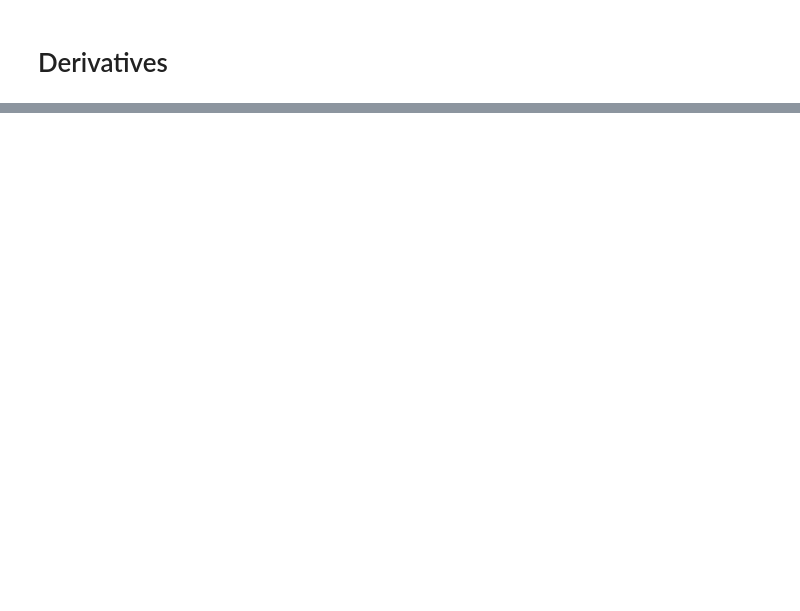
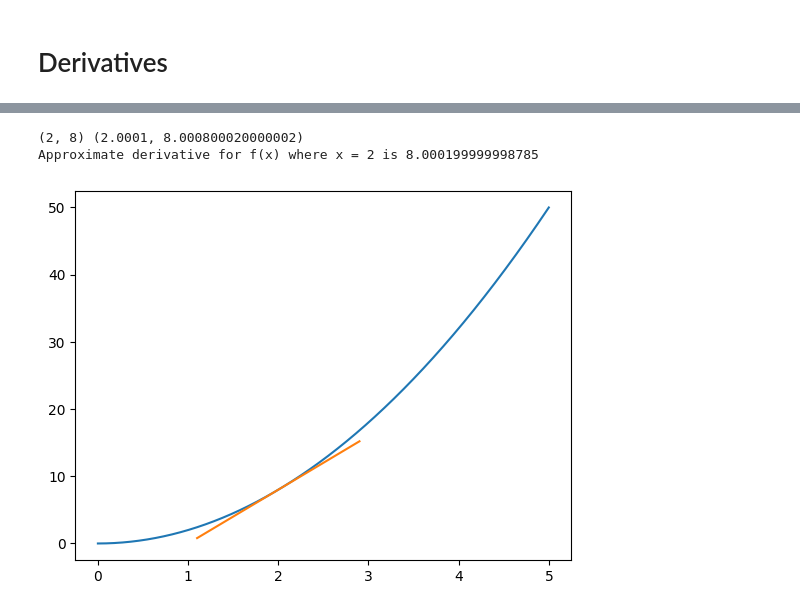
Before and after one commit to VQTss/neuron-network-from-scratch, a Jupyter notebook: notebooks/chapter7.ipynb, the cells around one changed output, grey strips where cells are left out. Cells and saved outputs as stored; diff of their text form; code cells hidden in the pictures; blank space fills up the shorter version.

```diff
--- a/notebooks/chapter7.ipynb
+++ b/notebooks/chapter7.ipynb
@@ -25,0 +147,36 @@ plt.show()
+# %%
+import matplotlib.pyplot as plt
+import numpy as np
+
+def f(x):
+    return 2 * x ** 2
+
+x = np.arange(0,5,0.001)
+y = f(x)
+
+plt.plot(x,y)
+
+p2_delta =0.0001
+x1 = 2
+x2 = x1 + p2_delta
+
+y1 = f(x1)
+y2 = f(x2)
+
+print((x1,y1),(x2,y2))
+
+approximate_derivative =  (y2 - y1) / (x2 - x1)
+b = y2 - approximate_derivative * x2
+
+
+def tangent_line(x):
+    return approximate_derivative * x + b
+
+to_plot = [x1 - 0.9, x1 , x1 + 0.9]
+plt.plot(to_plot, [tangent_line(i) for i in to_plot])
+print('Approximate derivative for f(x)',f'where x = {x1} is {approximate_derivative}')
+plt.show()
+# %% [output]
+(2, 8) (2.0001, 8.000800020000002)
+Approximate derivative for f(x) where x = 2 is 8.000199999998785
+[figure, added]
```
Also changed, not shown: parts of 35 cells of this notebook, 2 other files.
